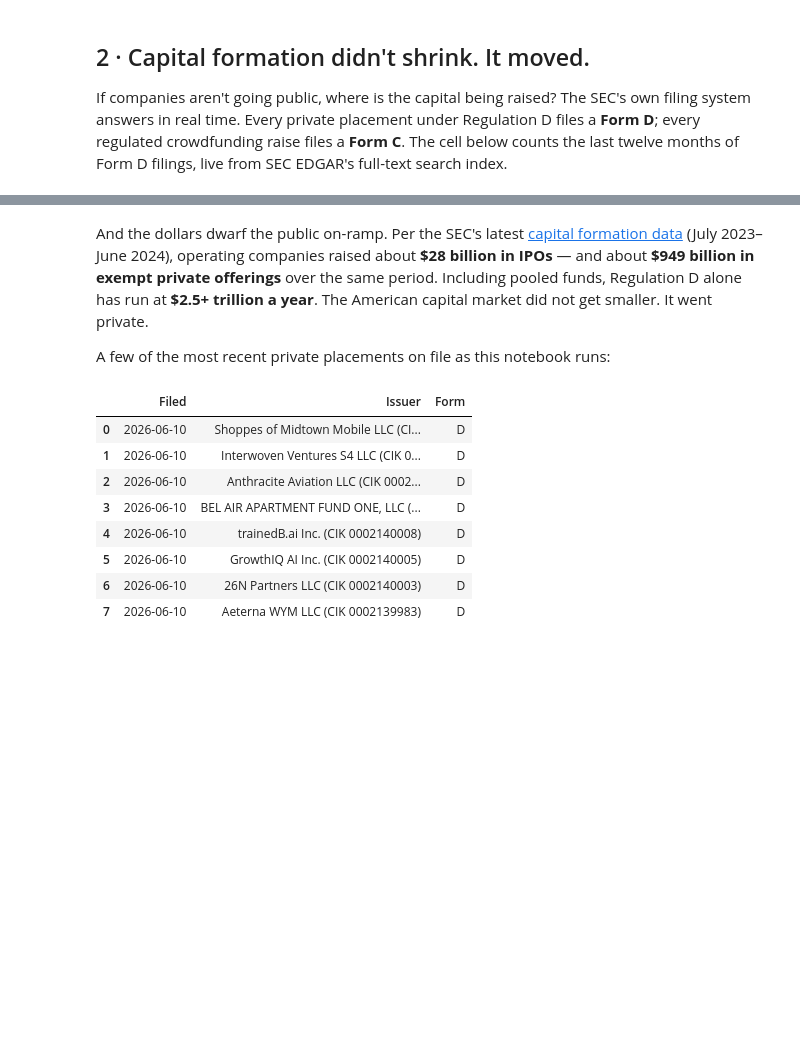
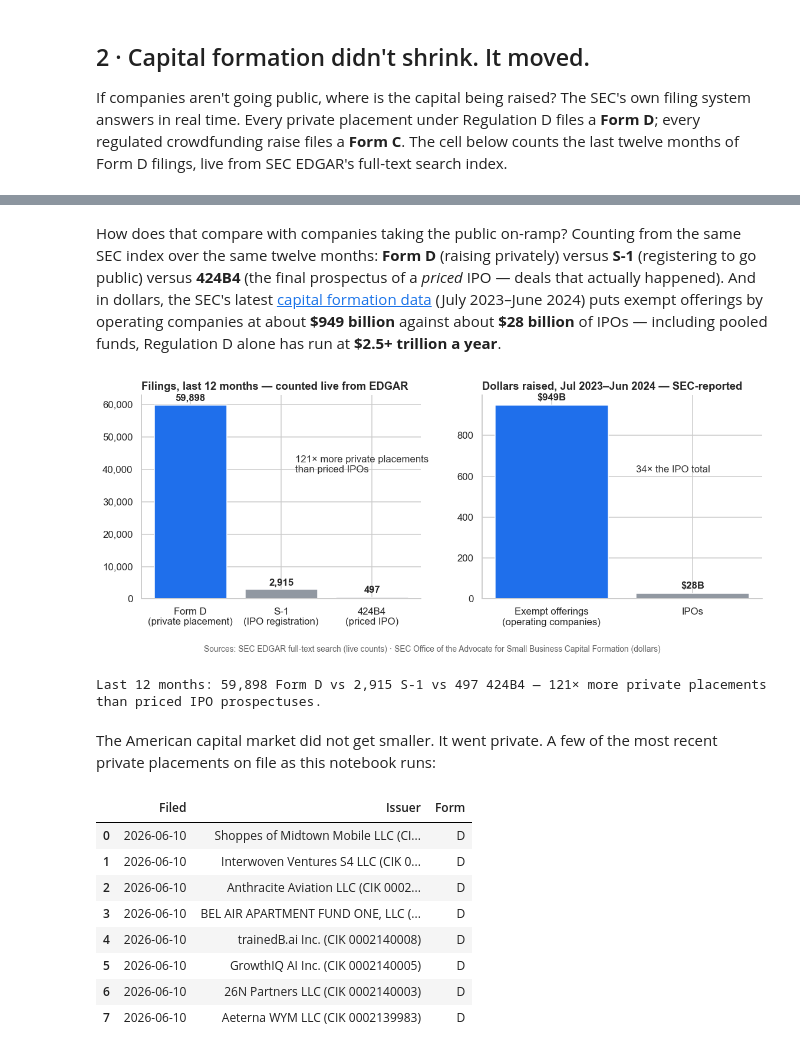
Before and after one commit to StartEngine/private-markets-research, a Jupyter notebook: private_markets.ipynb, the cells around one changed output, grey strips where cells are left out. Drawn from its saved outputs; the diff is of its cells as text; code cells hidden in the pictures; blank space fills up the shorter version.

```diff
--- a/private_markets.ipynb
+++ b/private_markets.ipynb
@@ -146,14 +146,48 @@ print(f"{total_12mo:,} Form D filings in the last 12 full months — "
 [figure]
 59,898 Form D filings in the last 12 full months — ~164 new private placements filed every day.
 # %% [markdown]
-And the dollars dwarf the public on-ramp. Per the SEC's latest
+How does that compare with companies taking the public on-ramp? Counting from the same
+SEC index over the same twelve months: **Form D** (raising privately) versus **S-1**
+(registering to go public) versus **424B4** (the final prospectus of a *priced* IPO —
+deals that actually happened). And in dollars, the SEC's latest
 [capital formation data](https://www.sec.gov/data-research/statistics-data-visualizations/regulation-d-offerings)
-(July 2023–June 2024), operating companies raised about **\$28 billion in IPOs** — and
-about **\$949 billion in exempt private offerings** over the same period. Including pooled
-funds, Regulation D alone has run at **\$2.5+ trillion a year**. The American capital
-market did not get smaller. It went private.
-
-A few of the most recent private placements on file as this notebook runs:
+(July 2023–June 2024) puts exempt offerings by operating companies at about
+**\$949 billion** against about **\$28 billion** of IPOs — including pooled funds,
+Regulation D alone has run at **\$2.5+ trillion a year**.
+# %%
+s1_total = sum([await month_total("S-1", y, m) for y, m in months])
+b4_total = sum([await month_total("424B4", y, m) for y, m in months])
+
+fig, (ax1, ax2) = plt.subplots(1, 2, figsize=(10.5, 4.4))
+
+counts = [total_12mo, s1_total, b4_total]
+count_labels = ["Form D\n(private placement)", "S-1\n(IPO registration)", "424B4\n(priced IPO)"]
+bars = ax1.bar(count_labels, counts, color=[ACCENT, DIM, DIM])
+ax1.bar_label(bars, fmt="{:,.0f}", padding=3, fontweight="bold")
+ax1.set_title("Filings, last 12 months — counted live from EDGAR", loc="left", fontweight="bold")
+ax1.yaxis.set_major_formatter(mtick.StrMethodFormatter("{x:,.0f}"))
+ax1.annotate(f"{total_12mo / b4_total:.0f}× more private placements\nthan priced IPOs",
+             xy=(0.55, 0.62), xycoords="axes fraction", color="#333")
+
+dollars = [949, 28]
+dollar_labels = ["Exempt offerings\n(operating companies)", "IPOs"]
+bars2 = ax2.bar(dollar_labels, dollars, color=[ACCENT, DIM])
+ax2.bar_label(bars2, fmt="$%gB", padding=3, fontweight="bold")
+ax2.set_title("Dollars raised, Jul 2023–Jun 2024 — SEC-reported", loc="left", fontweight="bold")
+ax2.annotate("34× the IPO total", xy=(0.55, 0.62), xycoords="axes fraction", color="#333")
+
+fig.supxlabel("Sources: SEC EDGAR full-text search (live counts) · SEC Office of the Advocate for "
+              "Small Business Capital Formation (dollars)", fontsize=9, color="#666")
+plt.tight_layout(); plt.show()
+
+print(f"Last 12 months: {total_12mo:,} Form D vs {s1_total:,} S-1 vs {b4_total:,} 424B4 — "
+      f"{total_12mo/b4_total:.0f}× more private placements than priced IPO prospectuses.")
+# %% [output]
+[figure, added]
+Last 12 months: 59,898 Form D vs 2,915 S-1 vs 497 424B4 — 121× more private placements than priced IPO prospectuses.
+# %% [markdown]
+The American capital market did not get smaller. It went private. A few of the most
+recent private placements on file as this notebook runs:
 # %%
 recent = await edgar_server.get_recent_offerings(EDGAR, form="D", limit=8)
 rows = []
```
Also changed, not shown: parts of 2 cells of this notebook.
